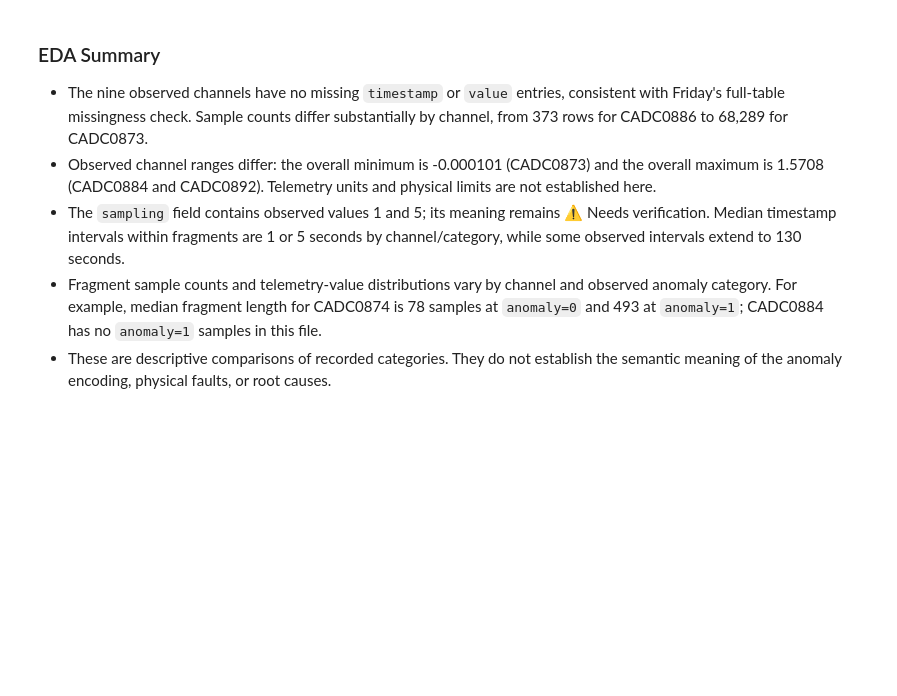
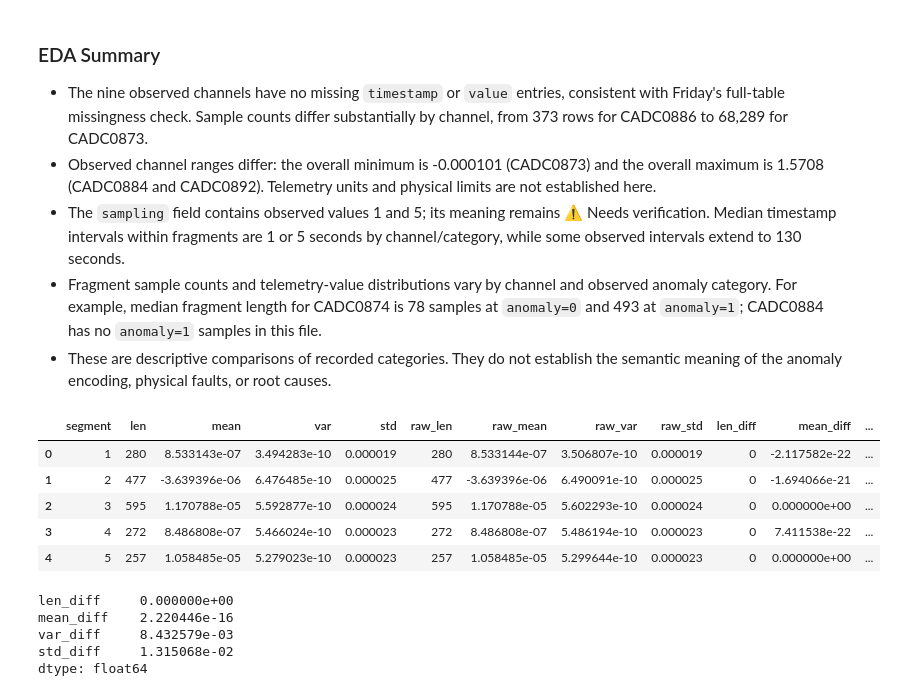
Before and after one commit to varshaangadi/explainable-satellite-telemetry-anomaly-detection, a Jupyter notebook: notebooks/01_dataset_inspection.ipynb, the cells around one changed output. Saved outputs shown, nothing was run; the diff lists cells and outputs as text; code cells hidden in the pictures; blank space fills up the shorter version.

Commit message:
Complete raw telemetry and handcrafted feature comparison

```diff
--- a/notebooks/01_dataset_inspection.ipynb
+++ b/notebooks/01_dataset_inspection.ipynb
@@ -591,3 +591,47 @@ Fragment sample counts by channel and observed anomaly category:
 - The `sampling` field contains observed values 1 and 5; its meaning remains ⚠️ Needs verification. Median timestamp intervals within fragments are 1 or 5 seconds by channel/category, while some observed intervals extend to 130 seconds.
 - Fragment sample counts and telemetry-value distributions vary by channel and observed anomaly category. For example, median fragment length for CADC0874 is 78 samples at `anomaly=0` and 493 at `anomaly=1`; CADC0884 has no `anomaly=1` samples in this file.
 - These are descriptive comparisons of recorded categories. They do not establish the semantic meaning of the anomaly encoding, physical faults, or root causes.
+# %%
+raw_summary = (
+    segments_df.groupby("segment")["value"]
+    .agg(["count", "mean", "var", "std"])
+    .reset_index()
+    .rename(columns={
+        "count": "raw_len",
+        "mean": "raw_mean",
+        "var": "raw_var",
+        "std": "raw_std"
+    })
+)
+
+comparison = dataset_df[
+    ["segment", "len", "mean", "var", "std"]
+].merge(
+    raw_summary,
+    on="segment",
+    how="inner"
+)
+
+comparison["len_diff"] = comparison["len"] - comparison["raw_len"]
+comparison["mean_diff"] = comparison["mean"] - comparison["raw_mean"]
+comparison["var_diff"] = comparison["var"] - comparison["raw_var"]
+comparison["std_diff"] = comparison["std"] - comparison["raw_std"]
+
+display(comparison.head())
+# %% [output]
+|  | segment | len | mean | var | std | raw_len | raw_mean | raw_var | raw_std | len_diff | mean_diff | ... |
+| 0 | 1 | 280 | 8.533143e-07 | 3.494283e-10 | 0.000019 | 280 | 8.533144e-07 | 3.506807e-10 | 0.000019 | 0 | -2.117582e-22 | ... |
+| 1 | 2 | 477 | -3.639396e-06 | 6.476485e-10 | 0.000025 | 477 | -3.639396e-06 | 6.490091e-10 | 0.000025 | 0 | -1.694066e-21 | ... |
+| 2 | 3 | 595 | 1.170788e-05 | 5.592877e-10 | 0.000024 | 595 | 1.170788e-05 | 5.602293e-10 | 0.000024 | 0 | 0.000000e+00 | ... |
+| 3 | 4 | 272 | 8.486808e-07 | 5.466024e-10 | 0.000023 | 272 | 8.486808e-07 | 5.486194e-10 | 0.000023 | 0 | 7.411538e-22 | ... |
+| 4 | 5 | 257 | 1.058485e-05 | 5.279023e-10 | 0.000023 | 257 | 1.058485e-05 | 5.299644e-10 | 0.000023 | 0 | 0.000000e+00 | ... |
+# %%
+comparison[
+    ["len_diff", "mean_diff", "var_diff", "std_diff"]
+].abs().max()
+# %% [output]
+len_diff     0.000000e+00
+mean_diff    2.220446e-16
+var_diff     8.432579e-03
+std_diff     1.315068e-02
+dtype: float64
```
Also changed, not shown: parts of 3 cells of this notebook, 1 other file.
